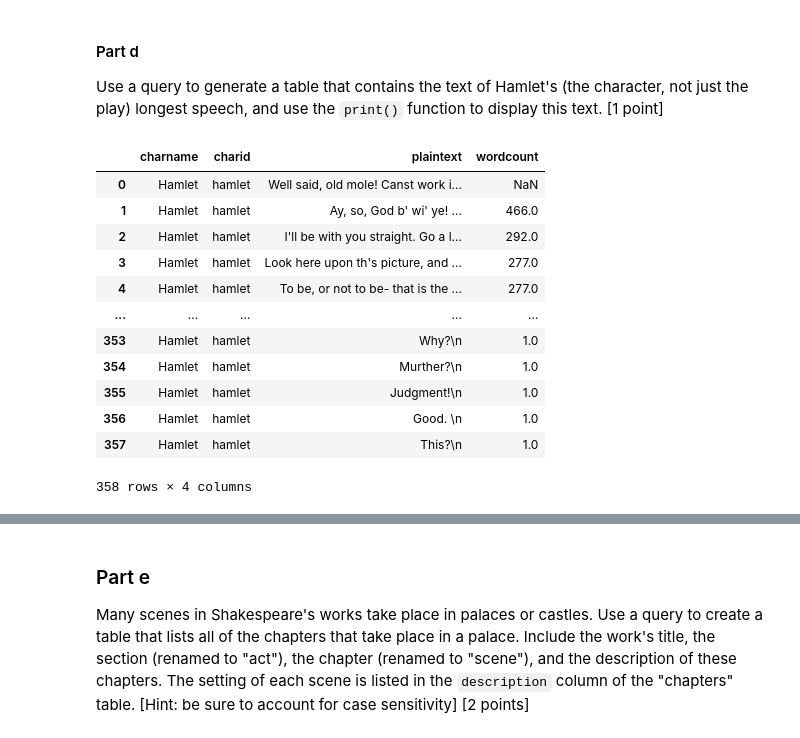
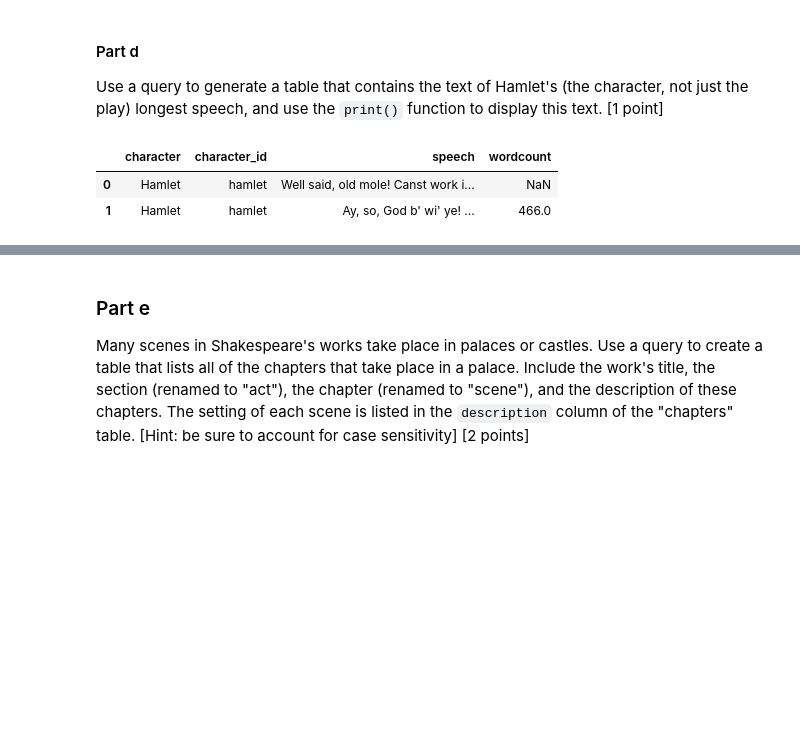
Before and after one commit to leek10/ds6001databases, a Jupyter notebook: Lab7.ipynb, the cells around one changed output, grey strips where cells are left out. Saved outputs shown, nothing was run; the diff lists cells and outputs as text; code cells hidden in the pictures; blank space fills up the shorter version.

```diff
--- a/Lab7.ipynb
+++ b/Lab7.ipynb
@@ -199,29 +200,23 @@ Use a query to generate a table that contains the text of Hamlet's (the characte
 # %%
 query_d = '''
 SELECT
-    char.charname,
-    char.charid,
-    p.plaintext,
+    char.charname AS character,
+    char.charid AS character_ID,
+    p.plaintext AS speech,
     p.wordcount
     FROM characters char
 INNER JOIN paragraphs p
     ON char.charid = p.charid
 WHERE char.charid = 'hamlet'
 ORDER BY p.wordcount DESC
+LIMIT 2
 '''
 
-pd.read_sql_query(query_d, engine)
+hamlet_longest_speech = pd.read_sql_query(query_d, engine)
+
+# Showing results
+hamlet_longest_speech
 # %% [output]
-|  | charname | charid | plaintext | wordcount |
+|  | character | character_id | speech | wordcount |
 | 0 | Hamlet | hamlet | Well said, old mole! Canst work i... | NaN |
 | 1 | Hamlet | hamlet | Ay, so, God b' wi' ye! ... | 466.0 |
-| 2 | Hamlet | hamlet | I'll be with you straight. Go a l... | 292.0 |
-| 3 | Hamlet | hamlet | Look here upon th's picture, and ... | 277.0 |
-| 4 | Hamlet | hamlet | To be, or not to be- that is the ... | 277.0 |
-| ... | ... | ... | ... | ... |
-| 353 | Hamlet | hamlet | Why?\n | 1.0 |
-| 354 | Hamlet | hamlet | Murther?\n | 1.0 |
-| 355 | Hamlet | hamlet | Judgment!\n | 1.0 |
-| 356 | Hamlet | hamlet | Good. \n | 1.0 |
-| 357 | Hamlet | hamlet | This?\n | 1.0 |
-358 rows × 4 columns
```
Also changed, not shown: parts of 12 cells of this notebook.
